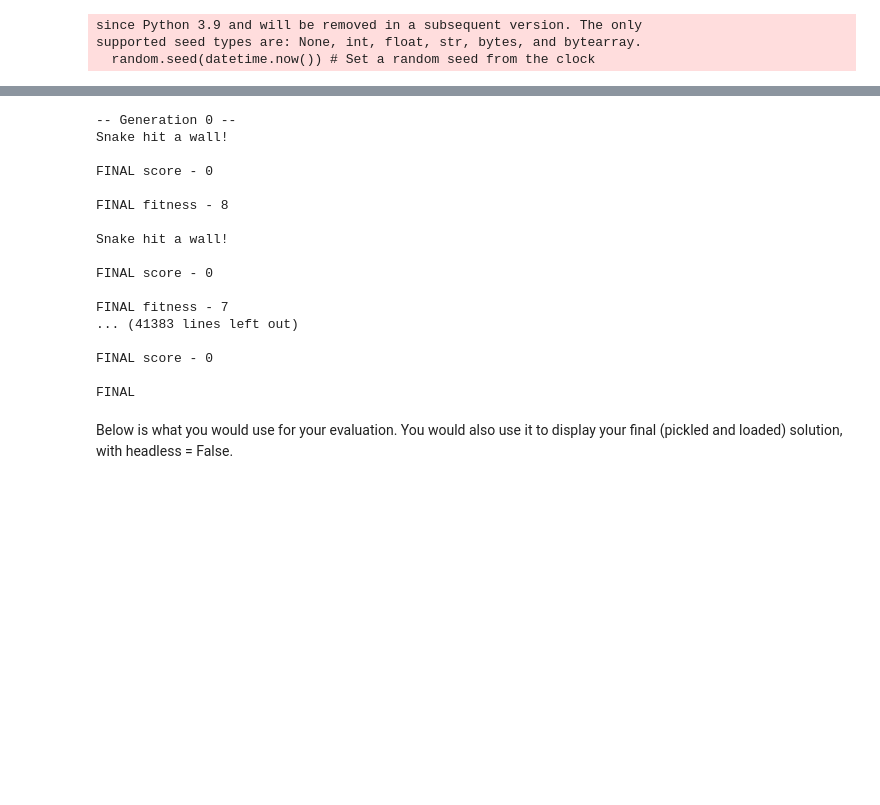
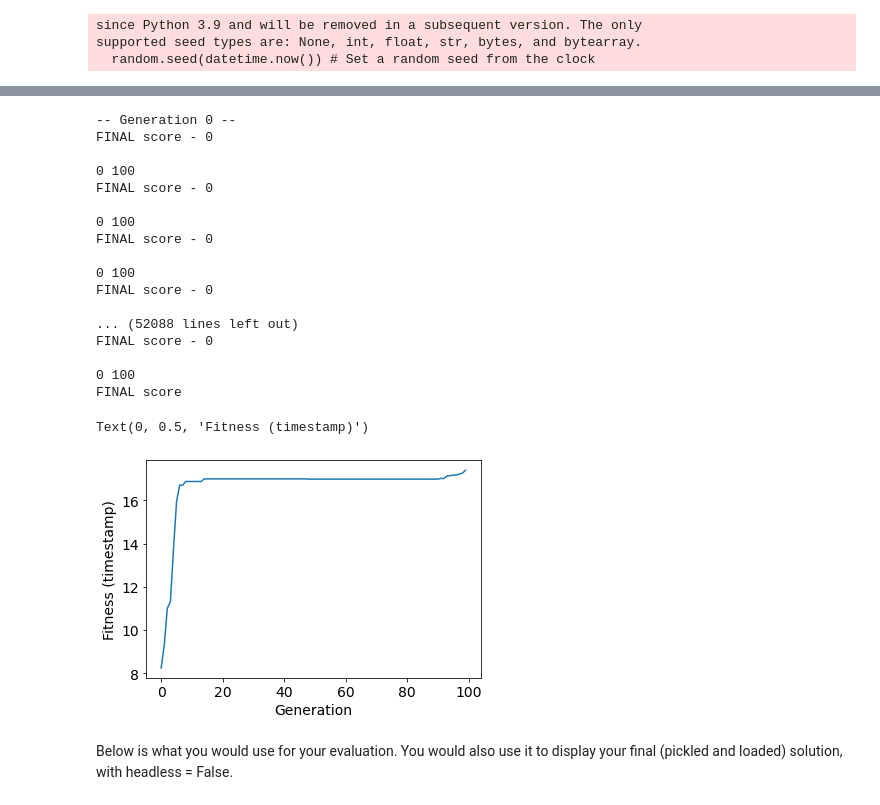
Before and after one commit to SamKimbinyi/EVAC, a Jupyter notebook: SnakeProblem.ipynb, the cells around one changed output, grey strips where cells are left out. Cells and saved outputs as stored; diff of their text form; code cells hidden in the pictures; blank space fills up the shorter version.

```diff
--- a/SnakeProblem.ipynb
+++ b/SnakeProblem.ipynb
@@ -376,42 +390,44 @@ FINAL fitness - 11
 # %%
-NGEN, CXPROB = 250, 0.0
-
 for g in range(NGEN):
     print("-- Generation %i --" % g)
 
-    offspring = toolbox.select(pop, len(pop))
-    offspring = list(map(toolbox.clone, offspring))
+    # Generate offspring using VarOr
+    offspring = algorithms.varOr(pop, toolbox, LAMBDA, CXPB, MUTPB)
+    # Note that the MUTPB is a bit different here. It is the proportion of individuals that will be mutated, rather than crossed over.
+    # So with varOr MUTPB + CXPB <= 1.0
 
-    for mutant in offspring:
-        toolbox.mutate(mutant)
-        del mutant.fitness.values
-
-    invalid_ind = [ind for ind in offspring if not ind.fitness.valid]
-    fitnesses = [toolbox.evaluate(indiv, myNet) for indiv in invalid_ind]
-    for ind, fit in zip(invalid_ind, fitnesses):
+    # Evaluate offspring
+    invalid_inds = [ind for ind in offspring if not ind.fitness.valid]
+    fitnesses = [toolbox.evaluate(ind,myNet) for ind in invalid_inds]
+    for ind, fit in zip(invalid_inds, fitnesses):
         ind.fitness.values = fit
 
-    pop[:] = offspring
+    nextGenOffspring = toolbox.select(pop + offspring, MU)
+    nextGenOffspring = list(map(toolbox.clone, nextGenOffspring))
+    pop[:] = nextGenOffspring
+
+    hof.update(pop) #This version keeps the HoF a constant size. See also hof.insert()
+
     record = stats.compile(pop)
     logbook.record(gen=g, **record)
 # %% [output]
 -- Generation 0 --
-Snake hit a wall!
-
 FINAL score - 0
 
-FINAL fitness - 8
-
-Snake hit a wall!
-
+0 100
 FINAL score - 0
 
-FINAL fitness - 7
-... (41383 lines left out)
-
+0 100
 FINAL score - 0
 
-FINAL
+0 100
+FINAL score - 0
+
+... (52088 lines left out)
+FINAL score - 0
+
+0 100
+FINAL score
 # %%
 import matplotlib.pyplot as plt
 %matplotlib inline
@@ -421,6 +437,9 @@ _min = logbook.select("min")
 _max = logbook.select("max")
 avgs = logbook.select("avg")
 stds = logbook.select("std")
+# %%
+avgs_score = [item[0] for item in avgs]
+avgs_timestep = [item[1] for item in avgs]
 # %%
 plt.rc('axes', labelsize=14)
 plt.rc('xtick', labelsize=14)
@@ -437,3 +453,11 @@ line3 = ax1.plot(gen, _max)
+# %%
+fig2, ax2 = plt.subplots()
+line2 = ax2.plot(gen, avgs_timestep)
+ax2.set_xlabel("Generation")
+ax2.set_ylabel("Fitness (timestamp)")
+# %% [output]
+Text(0, 0.5, 'Fitness (timestamp)')
+[figure, added]
 # %%
 if not HEADLESS:
     display = DisplayGame(XSIZE,YSIZE)
```
Also changed, not shown: parts of 11 cells of this notebook.
